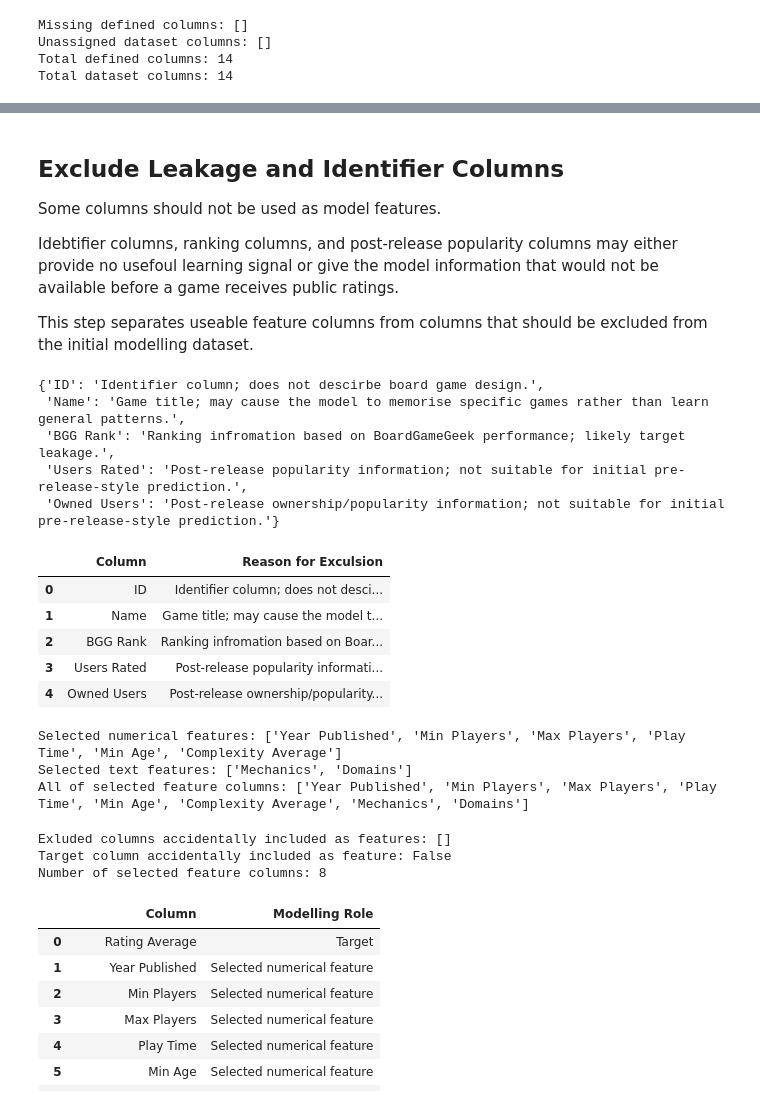
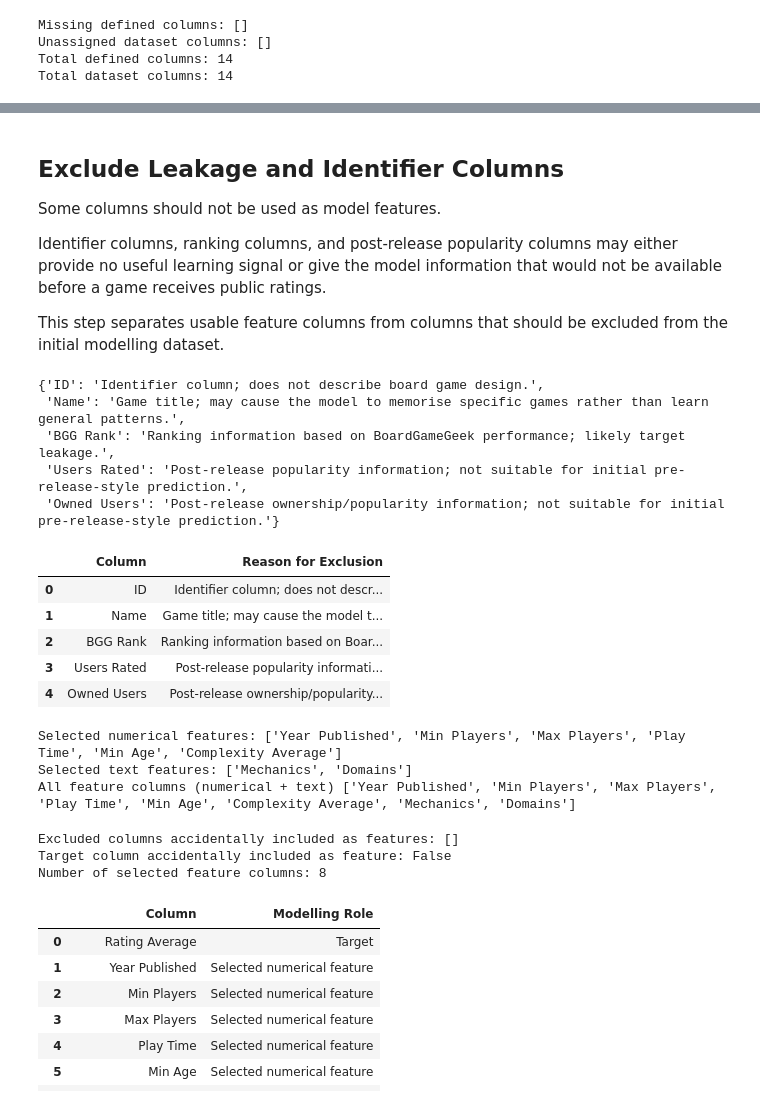
Before and after one commit to Agnogh/board-game-rating-predictor, a Jupyter notebook: notebooks/04_feature_engineering_model_preparation.ipynb, the cells around one changed output, grey strips where cells are left out. Saved outputs shown, nothing was run; the diff lists cells and outputs as text; code cells hidden in the pictures.

```diff
--- a/notebooks/04_feature_engineering_model_preparation.ipynb
+++ b/notebooks/04_feature_engineering_model_preparation.ipynb
@@ -326,45 +326,45 @@ Not data was changed during this step.
 
 Some columns should not be used as model features.
 
-Idebtifier columns, ranking columns, and post-release popularity columns may either provide no usefoul learning signal or give the model information that would not be available before a game receives public ratings.
+Identifier columns, ranking columns, and post-release popularity columns may either provide no useful learning signal or give the model information that would not be available before a game receives public ratings.
 
-This step separates useable feature columns from columns that should be excluded from the initial modelling dataset.
+This step separates usable feature columns from columns that should be excluded from the initial modelling dataset.
 # %%
 # Define columns that will be excluded from the initial model features
 excluded_columns = {
-    "ID": "Identifier column; does not descirbe board game design.",
+    "ID": "Identifier column; does not describe board game design.",
     "Name": "Game title; may cause the model to memorise specific games rather than learn general patterns.",
-    "BGG Rank": "Ranking infromation based on BoardGameGeek performance; likely target leakage.",
+    "BGG Rank": "Ranking information based on BoardGameGeek performance; likely target leakage.",
     "Users Rated": "Post-release popularity information; not suitable for initial pre-release-style prediction.",
     "Owned Users": "Post-release ownership/popularity information; not suitable for initial pre-release-style prediction."
 }
 
 excluded_columns
 # %% [output]
-{'ID': 'Identifier column; does not descirbe board game design.',
+{'ID': 'Identifier column; does not describe board game design.',
  'Name': 'Game title; may cause the model to memorise specific games rather than learn general patterns.',
- 'BGG Rank': 'Ranking infromation based on BoardGameGeek performance; likely target leakage.',
+ 'BGG Rank': 'Ranking information based on BoardGameGeek performance; likely target leakage.',
  'Users Rated': 'Post-release popularity information; not suitable for initial pre-release-style prediction.',
  'Owned Users': 'Post-release ownership/popularity information; not suitable for initial pre-release-style prediction.'}
 # %%
 # Create a readable table explaining why each
 # of the column is excluded
 exclusion_summary = pd.DataFrame(
     [
         {
             "Column": column,
-            "Reason for Exculsion": reason
+            "Reason for Exclusion": reason
         }
         for column, reason in excluded_columns.items()
     ]
 )
 
 exclusion_summary
 # %% [output]
-|  | Column | Reason for Exculsion |
-| 0 | ID | Identifier column; does not desci... |
+|  | Column | Reason for Exclusion |
+| 0 | ID | Identifier column; does not descr... |
 | 1 | Name | Game title; may cause the model t... |
-| 2 | BGG Rank | Ranking infromation based on Boar... |
+| 2 | BGG Rank | Ranking information based on Boar... |
 | 3 | Users Rated | Post-release popularity informati... |
 | 4 | Owned Users | Post-release ownership/popularity... |
 # %%
@@ -379,11 +379,11 @@ selected_feature_columns = (
 
 print("Selected numerical features:", selected_numeric_features)
 print("Selected text features:", selected_text_features)
-print("All of selected feature columns:", selected_feature_columns)
+print("All feature columns (numerical + text)", selected_feature_columns)
 # %% [output]
 Selected numerical features: ['Year Published', 'Min Players', 'Max Players', 'Play Time', 'Min Age', 'Complexity Average']
 Selected text features: ['Mechanics', 'Domains']
-All of selected feature columns: ['Year Published', 'Min Players', 'Max Players', 'Play Time', 'Min Age', 'Complexity Average', 'Mechanics', 'Domains']
+All feature columns (numerical + text) ['Year Published', 'Min Players', 'Max Players', 'Play Time', 'Min Age', 'Complexity Average', 'Mechanics', 'Domains']
 # %%
 # Check that excluded columns are not present in
 # the selected feature columns -fail safes
@@ -396,11 +396,11 @@ excluded_columns_in_features = [
 # Check that the target column is not accidentally included as a feature
 target_in_features = target_column in selected_feature_columns
 
-print("Exluded columns accidentally included as features:", excluded_columns_in_features)
+print("Excluded columns accidentally included as features:", excluded_columns_in_features)
 print("Target column accidentally included as feature:", target_in_features)
 print("Number of selected feature columns:", len(selected_feature_columns))
 # %% [output]
-Exluded columns accidentally included as features: []
+Excluded columns accidentally included as features: []
 Target column accidentally included as feature: False
 Number of selected feature columns: 8
 # %%
```
Also changed, not shown: parts of 32 cells of this notebook, 1 other file.
